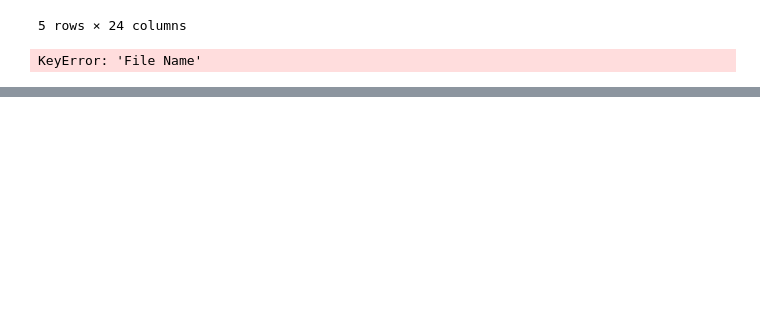
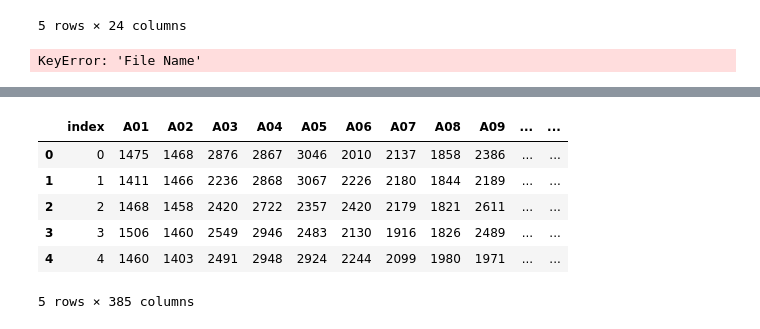
Before and after one commit to rraadd88/htsimaging, a Jupyter notebook: htsimaging/test.ipynb, the cells around one changed output, grey strips where cells are left out. Drawn from its saved outputs; the diff is of its cells as text; code cells hidden in the pictures; blank space fills up the shorter version.

```diff
--- a/htsimaging/test.ipynb
+++ b/htsimaging/test.ipynb
@@ -70,0 +93,12 @@ nums_fhs
+# %%
+
+data_mean.to_csv(data_xls_fh+'.mode')
+data_mean.head()
+# %% [output]
+|  | index | A01 | A02 | A03 | A04 | A05 | A06 | A07 | A08 | A09 | ... | ... |
+| 0 | 0 | 1475 | 1468 | 2876 | 2867 | 3046 | 2010 | 2137 | 1858 | 2386 | ... | ... |
+| 1 | 1 | 1411 | 1466 | 2236 | 2868 | 3067 | 2226 | 2180 | 1844 | 2189 | ... | ... |
+| 2 | 2 | 1468 | 1458 | 2420 | 2722 | 2357 | 2420 | 2179 | 1821 | 2611 | ... | ... |
+| 3 | 3 | 1506 | 1460 | 2549 | 2946 | 2483 | 2130 | 1916 | 1826 | 2489 | ... | ... |
+| 4 | 4 | 1460 | 1403 | 2491 | 2948 | 2924 | 2244 | 2099 | 1980 | 1971 | ... | ... |
+5 rows × 385 columns
```
Also changed, not shown: parts of 6 cells of this notebook, 2 other files.
